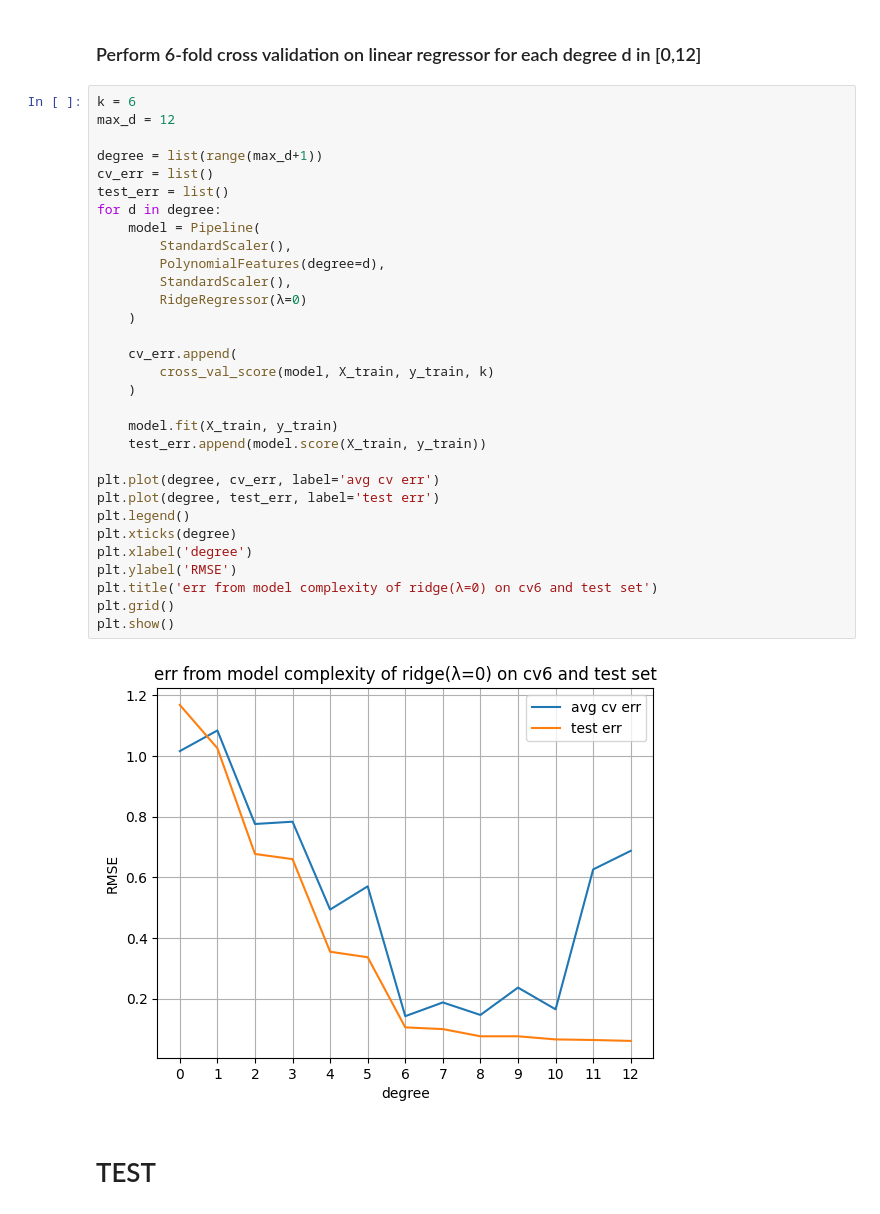
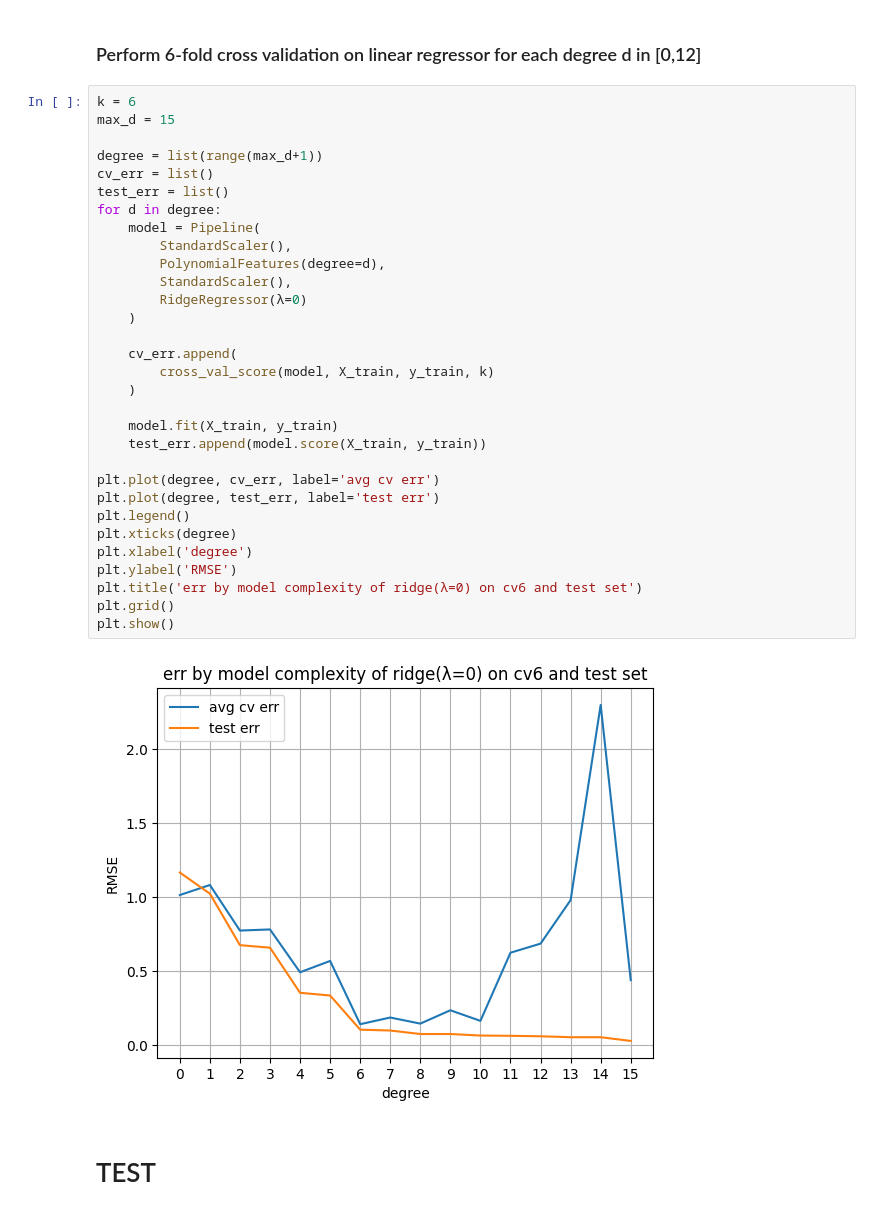
Before and after one commit to jstebner/481-P1, a Jupyter notebook: src/481-p1.ipynb, the cells around one changed output. Cells and saved outputs as stored; diff of their text form.

```diff
--- a/src/481-p1.ipynb
+++ b/src/481-p1.ipynb
@@ -22,37 +22,37 @@ y_test = y_test.reshape(-1,1)
 ### Perform 6-fold cross validation on linear regressor for each degree d in [0,12]
 # %%
 k = 6
-max_d = 12
+max_d = 15
 
 degree = list(range(max_d+1))
 cv_err = list()
 test_err = list()
 for d in degree:
     model = Pipeline(
         StandardScaler(),
         PolynomialFeatures(degree=d),
         StandardScaler(),
         RidgeRegressor(λ=0)
     )
 
     cv_err.append(
         cross_val_score(model, X_train, y_train, k)
     )
 
     model.fit(X_train, y_train)
     test_err.append(model.score(X_train, y_train))
 
 plt.plot(degree, cv_err, label='avg cv err')
 plt.plot(degree, test_err, label='test err')
 plt.legend()
 plt.xticks(degree)
 plt.xlabel('degree')
 plt.ylabel('RMSE')
-plt.title('err from model complexity of ridge(λ=0) on cv6 and test set')
+plt.title('err by model complexity of ridge(λ=0) on cv6 and test set')
 plt.grid()
 plt.show()
 # %% [output]
-[figure, old version]
+[figure, new version]
 # %% [markdown]
 # TEST
 # %%
```
Also changed, not shown: parts of 3 cells of this notebook, 1 other file.
